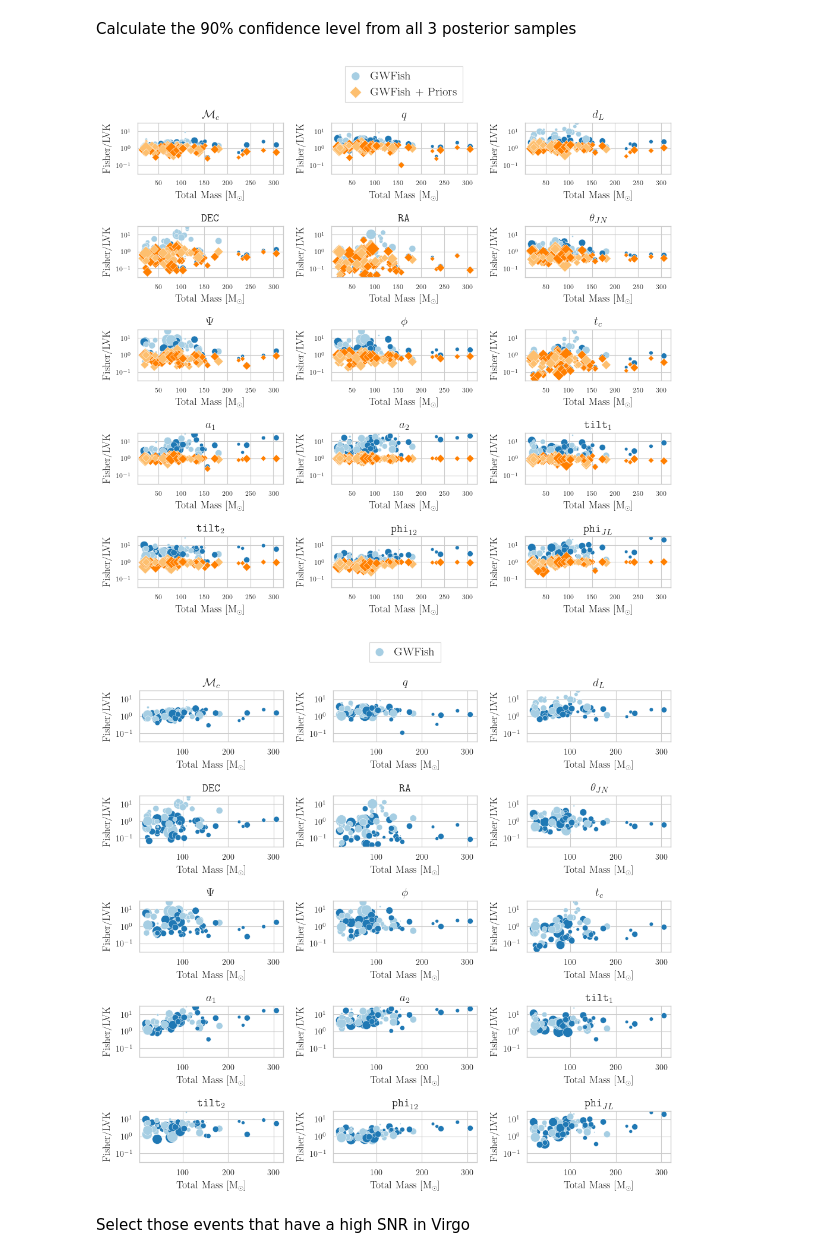
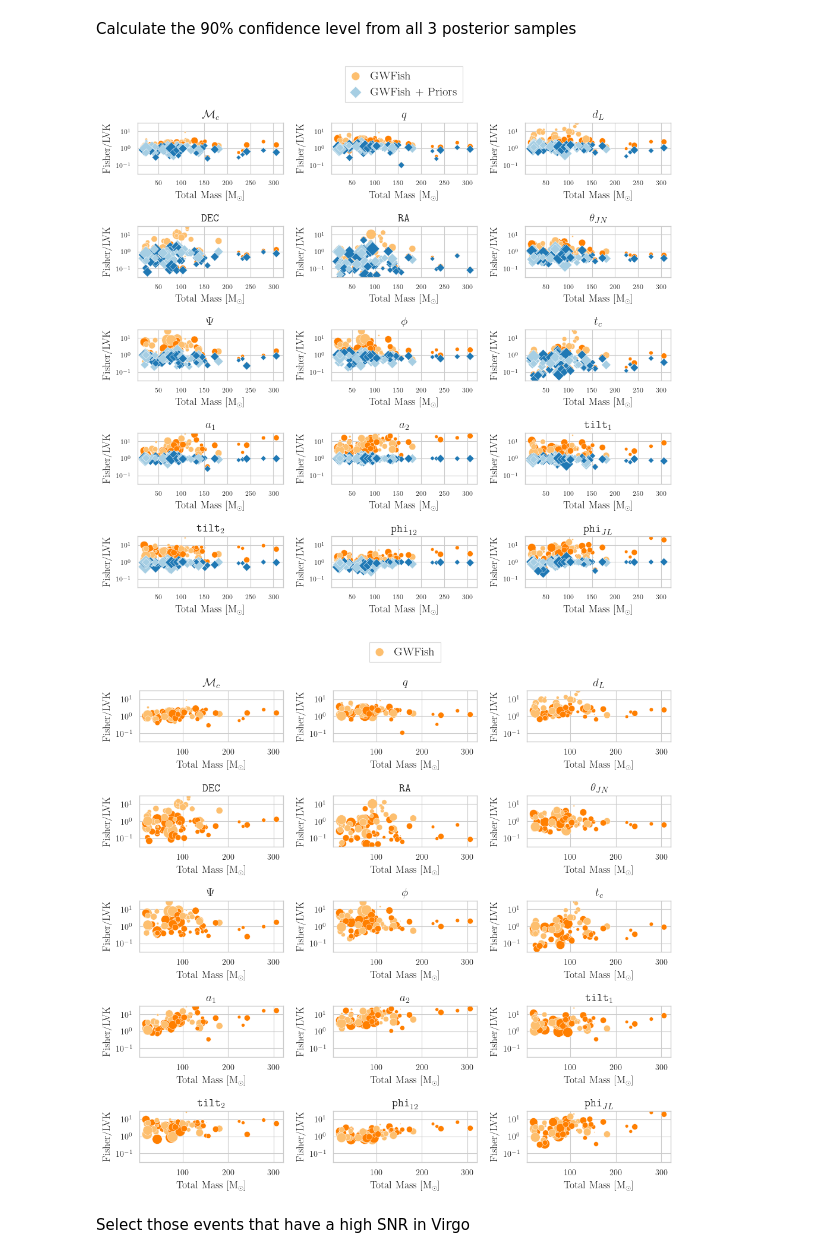
Before and after one commit to u-dupletsa/GWFish-meets-Priors, a Jupyter notebook: confidence_levels_ratio_plots_all_ev.ipynb, the cells around one changed output. Saved outputs shown, nothing was run; the diff lists cells and outputs as text; code cells hidden in the pictures.

```diff
--- a/confidence_levels_ratio_plots_all_ev.ipynb
+++ b/confidence_levels_ratio_plots_all_ev.ipynb
@@ -100,35 +117,35 @@ param_label = {'chirp_mass': r'$\mathcal{M}_c$', 'mass_ratio': r'$q$', 'luminosi
 # %%
 fig, axs = plt.subplots(5, 3, figsize=(10, 10))
 
 for i, param in enumerate(params):
     ax = axs[i//3, i%3]
     ax = sns.scatterplot(x = total_mass_median, y = fisher_ratio[param], hue = active_detectors,
-                    sizes=(1, 200), palette=sns.color_palette(my_palette1), size=snr_medians,
+                    sizes=(1, 200), palette=sns.color_palette(my_palette2), size=snr_medians,
                     label = 'GWFish', legend = False, ax = ax)
     ax = sns.scatterplot(x = total_mass_median, y = fisher_plus_priors_ratio[param],
-                         hue = active_detectors, sizes=(1, 200), palette=sns.color_palette(my_palette2),
+                         hue = active_detectors, sizes=(1, 200), palette=sns.color_palette(my_palette1),
                          size=snr_medians, marker='D', label = 'GWFish + Priors', legend = False, ax = ax)
     ax.set_xlabel('Total Mass [M$_{\odot}$]', fontsize=12)
     ax.set_ylabel('Fisher/LVK', fontsize=12)
     ax.set_ylim(10**(-1.5), 10**(1.5))
     ax.set_yscale('log')
     ax.tick_params(axis='both', which='major', labelsize=8)
     ax.tick_params(axis='both', which='minor', labelsize=8)
     ax.set_title('%s' %param_label[param], fontsize=14, weight='bold')
 axs[0, 1].legend(fontsize=14, bbox_to_anchor=(0.5, 1.75), loc='center', ncol = 1)
 
 
 plt.tight_layout()
 plt.savefig(PATH_TO_PLOTS + 'summary_plot_%s.png' %estimator, dpi=300)
 # %% [output]
-[figure, old version]
+[figure, new version]
 # %%
 fig, axs = plt.subplots(5, 3, figsize=(10, 10))
 
 for i, param in enumerate(params):
     ax = axs[i//3, i%3]
     ax = sns.scatterplot(x = total_mass_median, y = fisher_ratio[param], hue = active_detectors,
-                    sizes=(1, 200), palette=sns.color_palette(my_palette1), size=snr_medians,
+                    sizes=(1, 200), palette=sns.color_palette(my_palette2), size=snr_medians,
                     label = 'GWFish', legend = False, ax = ax)
     ax.set_xlabel('Total Mass [M$_{\odot}$]', fontsize=12)
     ax.set_ylabel('Fisher/LVK', fontsize=12)
@@ -143,7 +160,7 @@ axs[0, 1].legend(fontsize=14, bbox_to_anchor=(0.5, 1.75), loc='center', ncol = 1
 plt.tight_layout()
 plt.savefig(PATH_TO_PLOTS + 'gwfish_summary_plot_%s.png' %estimator, dpi=300)
 # %% [output]
-[figure, old version]
+[figure, new version]
 # %% [markdown]
 Select those events that have a high SNR in Virgo
 # %%
```
Also changed, not shown: parts of 4 cells of this notebook.
